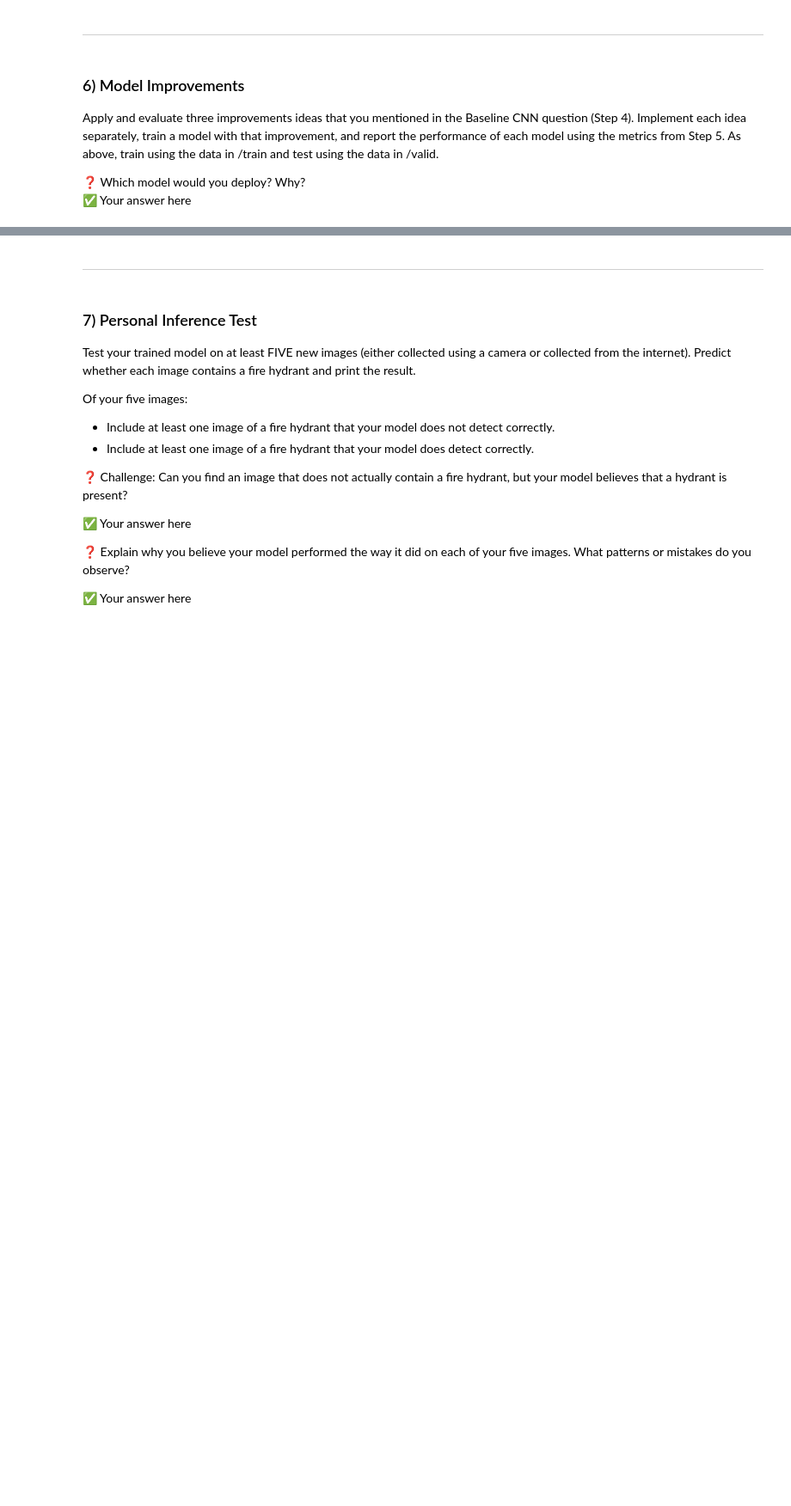
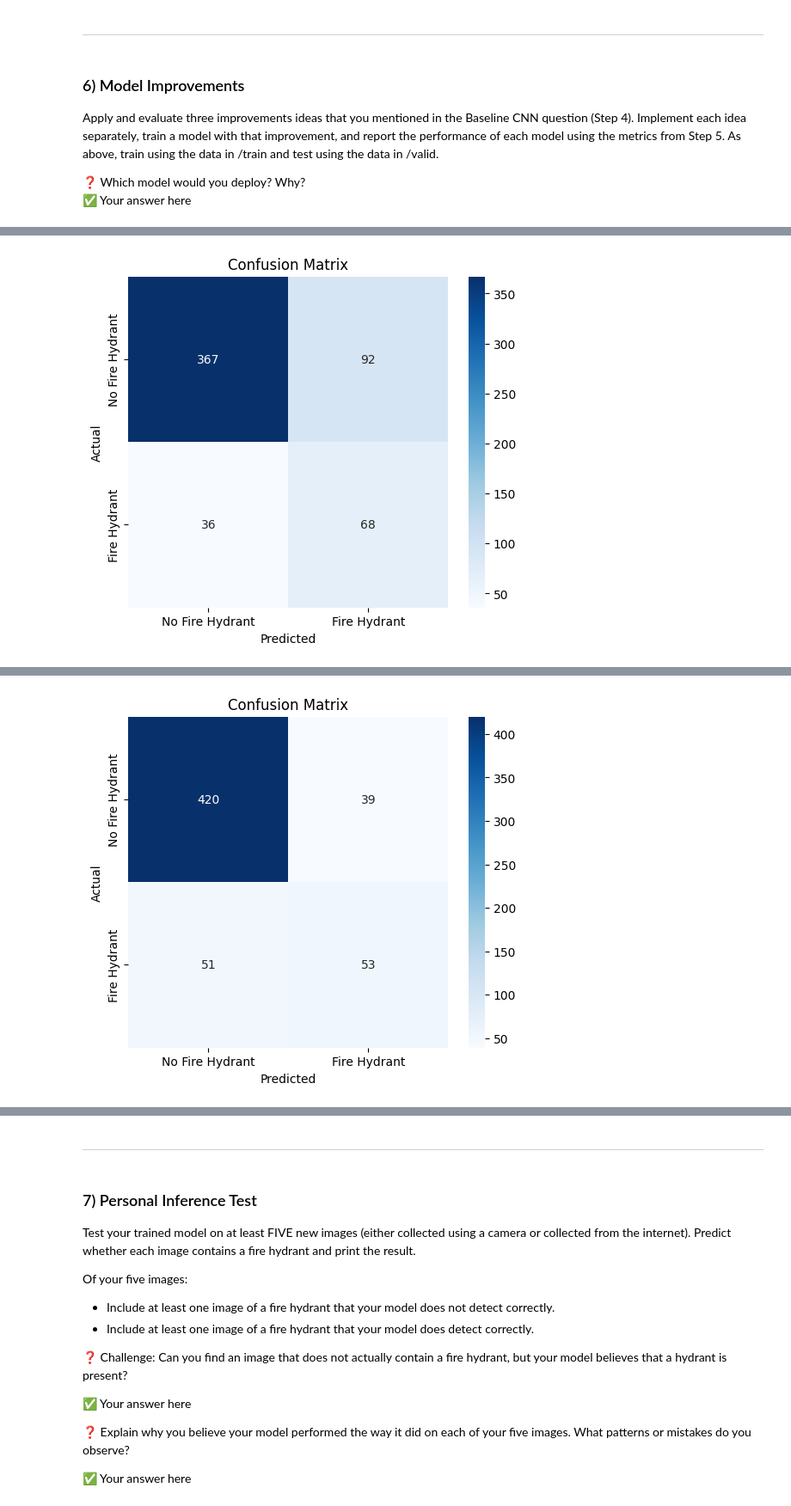
Before and after one commit to vladachini/ARMenu, a Jupyter notebook: W2025/Assignments/Assignment2/Ass2_SYSC4415_W25.ipynb, the cells around one changed output, grey strips where cells are left out. Shown at 86% size. Drawn from its saved outputs; the diff is of its cells as text; code cells hidden in the pictures; blank space fills up the shorter version.

```diff
--- a/W2025/Assignments/Assignment2/Ass2_SYSC4415_W25.ipynb
+++ b/W2025/Assignments/Assignment2/Ass2_SYSC4415_W25.ipynb
@@ -272,0 +485,58 @@ Implement each idea separately, train a model with that improvement, and report
+# %%
+def train_and_evaluate(model):
+    model.to(device)
+    optimizer = optim.Adam(model.parameters(), lr=0.001)
+    criterion = nn.BCELoss()
+
+    # Training
+    for epoch in range(10):
+        model.train()
+        running_loss = 0.0
+        for images, labels in train_loader:
+            images, labels = images.to(device), labels.to(device).float().unsqueeze(1)
+            optimizer.zero_grad()
+            outputs = model(images)
+            loss = criterion(outputs, labels)
+            loss.backward()
+            optimizer.step()
+            running_loss += loss.item()
+        print(f"Epoch {epoch+1}: Loss = {running_loss / len(train_loader):.4f}")
+
+    # Evaluation
+    model.eval()
+    y_true, y_pred = [], []
+    with torch.no_grad():
+        for images, labels in valid_loader:
+            images, labels = images.to(device), labels.cpu().numpy()
+            outputs = model(images)
+            preds = (outputs.cpu().numpy() > 0.5).astype(int)
+            y_true.extend(labels)
+            y_pred.extend(preds)
+
+    precision = precision_score(y_true, y_pred)
+    recall = recall_score(y_true, y_pred)
+    f1 = f1_score(y_true, y_pred)
+    print(f"Precision: {precision:.4f}, Recall: {recall:.4f}, F1-score: {f1:.4f}")
+
+    cm = confusion_matrix(y_true, y_pred)
+    plt.figure(figsize=(6,5))
+    sns.heatmap(cm, annot=True, fmt="d", cmap="Blues", xticklabels=["No Fire Hydrant", "Fire Hydrant"], yticklabels=["No Fire Hydrant", "Fire Hydrant"])
+    plt.xlabel("Predicted")
+    plt.ylabel("Actual")
+    plt.title("Confusion Matrix")
+    plt.show()
+
+model_batchnorm = FireHydrantCNN_BatchNorm()
+model_dropout = FireHydrantCNN_Dropout()
+model_deep = FireHydrantCNN_Deep()
+
+# Train and evaluate each model
+print("Training & Evaluating Dropout Model:")
+train_and_evaluate(model_dropout)
+
+print("Training & Evaluating BatchNorm Model:")
+train_and_evaluate(model_batchnorm)
+
+print("Training & Evaluating Deep Model:")
+train_and_evaluate(model_deep)
+# %% [output]
@@ -272,0 +555 @@ Implement each idea separately, train a model with that improvement, and report
+[figure, added]
@@ -272,0 +568 @@ Implement each idea separately, train a model with that improvement, and report
+[figure, added]
```
Also changed, not shown: parts of 13 cells of this notebook.
